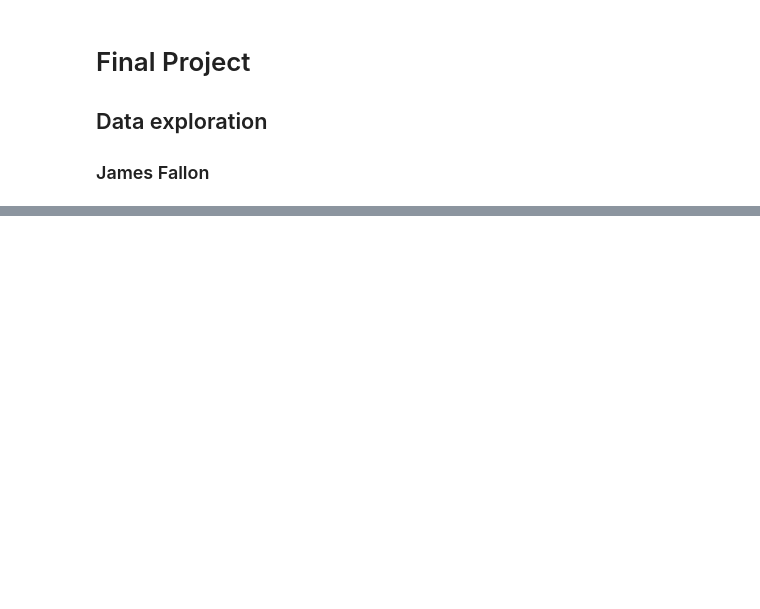
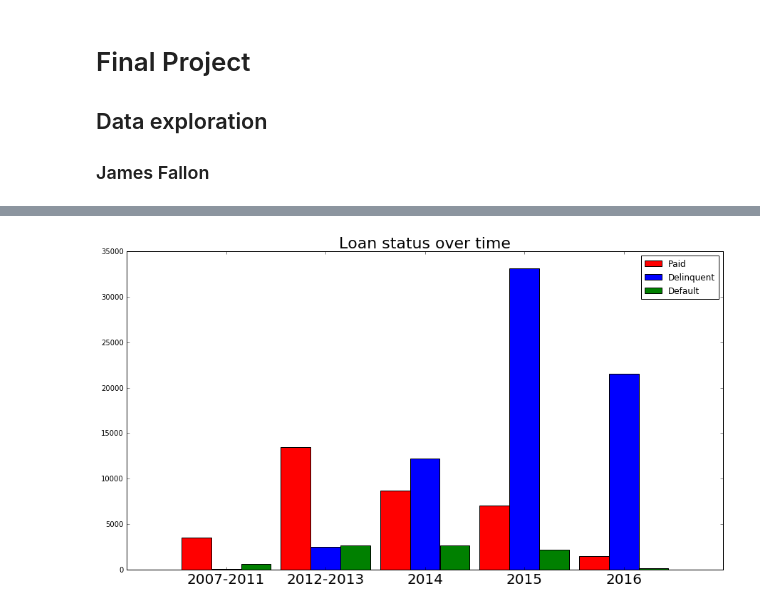
Before and after one commit to TheFaulters/Milestone-3, a Jupyter notebook: Final_project_Fallon.ipynb, the cells around one changed output, grey strips where cells are left out. Drawn from its saved outputs; the diff is of its cells as text; code cells hidden in the pictures; blank space fills up the shorter version.

```diff
--- a/Final_project_Fallon.ipynb
+++ b/Final_project_Fallon.ipynb
@@ -115,0 +144,19 @@ array([     0,      1,      2, ..., 996359, 996360, 996361])
+# %%
+#break into 3 groups > PAID, DELINQUENT, DEFAULT
+
+count_sample.loc[:, 'P'] = count_sample[['Fully Paid',
+                                         'Does not meet the credit policy. Status:Fully Paid']].apply(lambda x : sum(x), axis = 1)
+count_sample.loc[:, 'Del'] = count_sample[['Late (31-120 days)',
+                                            'Current',
+                                            'In Grace Period',
+                                            'Late (16-30 days)']].apply(lambda x : sum(x), axis = 1)
+count_sample.loc[:, 'Def'] = count_sample[['Charged Off',
+                                            'Default',
+                                            'Does not meet the credit policy. Status:Charged Off']].apply(lambda x : sum(x), axis = 1)
+# %%
+count_sample.groupby('year')
+
+count_sample.head(n=2)
+#keeping other variables in for graphing later (did this late at night, will refine later)
+count_graph = count_sample[['year', 'int_rate', 'annual_inc', 'P', 'Del', 'Def']]
+count_graph.head(n=2)
@@ -115,0 +172,27 @@ array([     0,      1,      2, ..., 996359, 996360, 996361])
+# %%
+#group by years and sum each category for each year, replace abbreviations with more clear column names
+dic = {'P': 'Paid', 'Del' : 'Delinquent', 'Def' : 'Default'}
+count_graph.rename(columns = dic, inplace = True)
+count_graph_group = count_graph.groupby('year').sum()
+# %%
+fig, ax = plt.subplots(figsize = (15,8))
+labels = list(count_graph_group.index.values)
+labels.insert(0,' ')
+x1 = [-0.3, 0.7, 1.7, 2.7, 3.7]
+x2 = [0, 1, 2, 3, 4]
+x3 = [.3, 1.3, 2.3, 3.3, 4.3]
+x = count_graph_group.index
+y1 = count_graph_group['Paid']
+y2 = count_graph_group['Delinquent']
+y3 = count_graph_group['Default']
+w = 0.2
+ax.bar(x1, y1, width = .3, color = 'r', label = 'Paid', align = 'center')
+ax.bar(x2, y2, width = .3, color = 'b', label = 'Delinquent', align = 'center')
+ax.bar(x3, y3, width = .3, color = 'g', label = 'Default', align = 'center')
+ax.set_xticklabels(labels, fontsize = 20)
+ax.set_xlim(-1,5)
+ax.legend()
+ax.set_title('Loan status over time', fontsize = 22)
+plt.savefig('Loan status over time.png');
+# %% [output]
+[figure, added]
```
Also changed, not shown: parts of 10 cells of this notebook.
